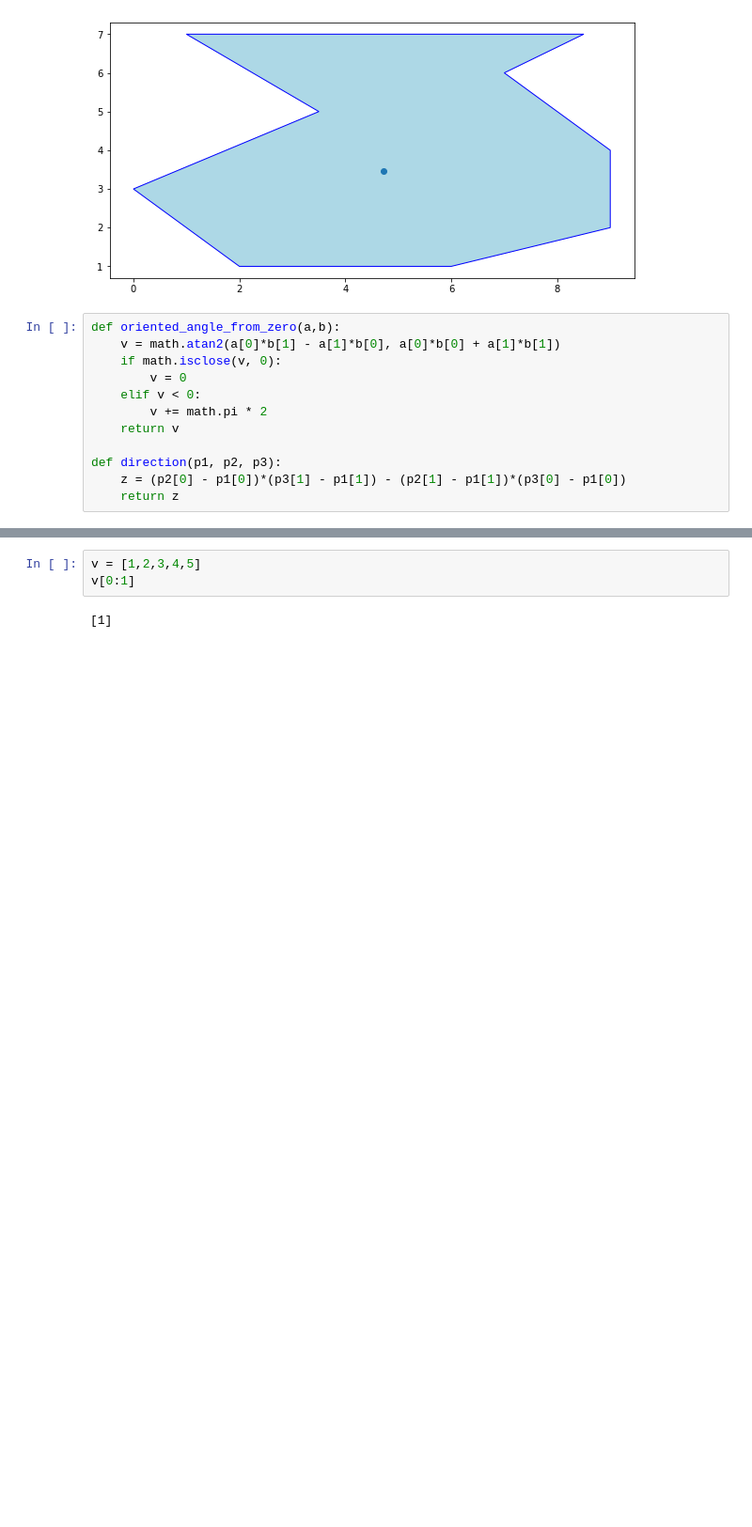
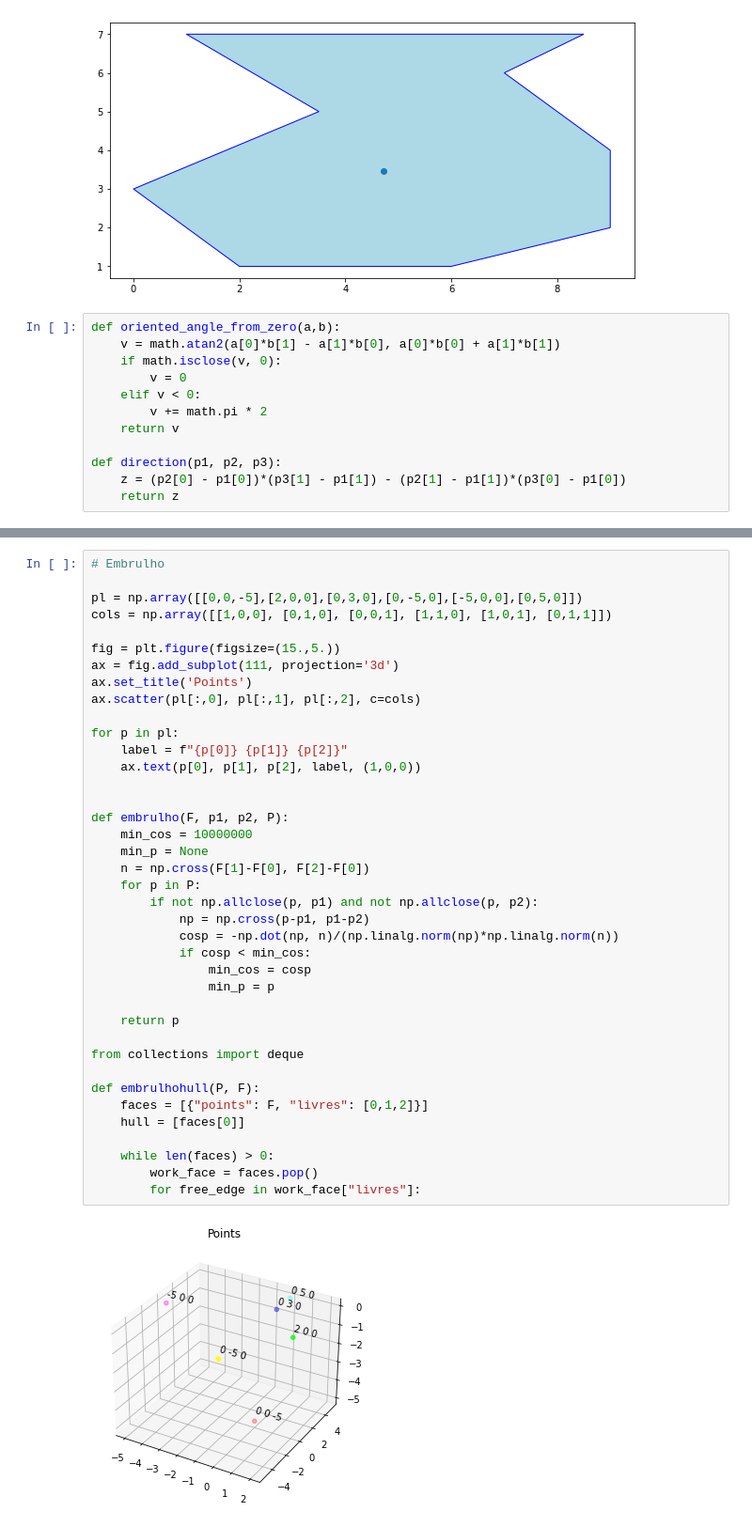
Before and after one commit to carolhmj/computational-geometry, a Jupyter notebook: exercise3/exercise3.ipynb, the cells around one changed output, grey strips where cells are left out. Shown at 94% size. Cells and saved outputs as stored; diff of their text form; blank space fills up the shorter version.

Commit message:
embrulho

```diff
--- a/exercise3/exercise3.ipynb
+++ b/exercise3/exercise3.ipynb
@@ -823,5 +875,41 @@ time merge 1000 pts:  1.73683869999968
 # %%
-v = [1,2,3,4,5]
-v[0:1]
+# Embrulho
+
+pl = np.array([[0,0,-5],[2,0,0],[0,3,0],[0,-5,0],[-5,0,0],[0,5,0]])
+cols = np.array([[1,0,0], [0,1,0], [0,0,1], [1,1,0], [1,0,1], [0,1,1]])
+
+fig = plt.figure(figsize=(15.,5.))
+ax = fig.add_subplot(111, projection='3d')
+ax.set_title('Points')
+ax.scatter(pl[:,0], pl[:,1], pl[:,2], c=cols)
+
+for p in pl:
+    label = f"{p[0]} {p[1]} {p[2]}"
+    ax.text(p[0], p[1], p[2], label, (1,0,0))
+
+
+def embrulho(F, p1, p2, P):
+    min_cos = 10000000
+    min_p = None
+    n = np.cross(F[1]-F[0], F[2]-F[0])
+    for p in P:
+        if not np.allclose(p, p1) and not np.allclose(p, p2):
+            np = np.cross(p-p1, p1-p2)
+            cosp = -np.dot(np, n)/(np.linalg.norm(np)*np.linalg.norm(n))
+            if cosp < min_cos:
+                min_cos = cosp
+                min_p = p
+
+    return p
+
+from collections import deque
+
+def embrulhohull(P, F):
+    faces = [{"points": F, "livres": [0,1,2]}]
+    hull = [faces[0]]
+
+    while len(faces) > 0:
+        work_face = faces.pop()
+        for free_edge in work_face["livres"]:
 # %% [output]
-[1]
+[figure, added]
```
Also changed, not shown: parts of 6 cells of this notebook, 1 other file.
